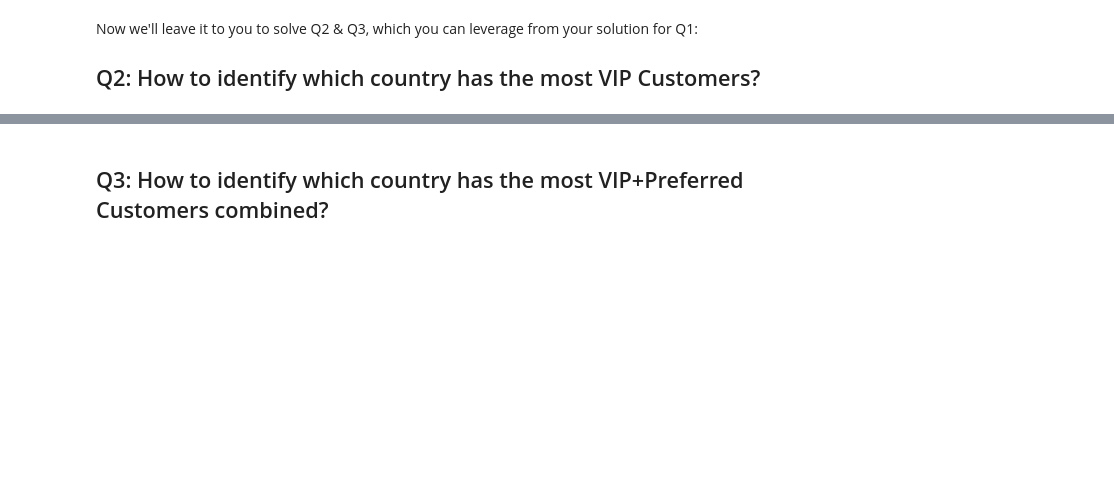
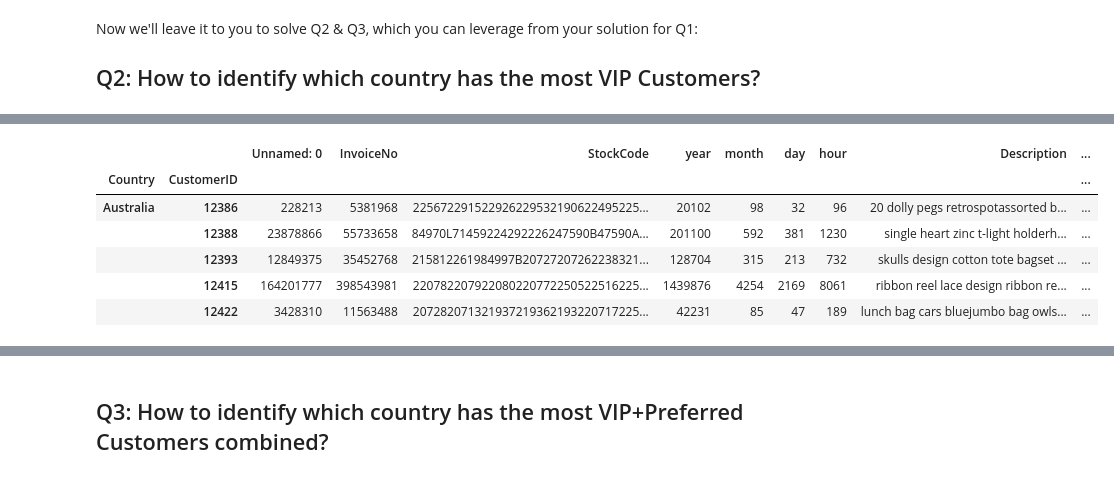
Before and after one commit to Ironhack-Data-Madrid-Octubre-2023/2.3-lab_df_calculation_and_transformation, a Jupyter notebook: your-code/challenge-3.ipynb, the cells around one changed output, grey strips where cells are left out. Saved outputs shown, nothing was run; the diff lists cells and outputs as text; code cells hidden in the pictures; blank space fills up the shorter version.

```diff
--- a/your-code/challenge-3.ipynb
+++ b/your-code/challenge-3.ipynb
@@ -91,0 +143,11 @@ Now we'll leave it to you to solve Q2 & Q3, which you can leverage from your sol
+# %%
+Country['VIP_OR_PREFERRED'] = Country.amount_spent.apply(lambda x: cliente(x,per75,per95))
+Country.head()
+# %% [output]
+|  |  | Unnamed: 0 | InvoiceNo | StockCode | year | month | day | hour | Description | ... |
+| Country | CustomerID |  |  |  |  |  |  |  |  | ... |
+| Australia | 12386 | 228213 | 5381968 | 225672291522926229532190622495225... | 20102 | 98 | 32 | 96 | 20 dolly pegs retrospotassorted b... | ... |
+|  | 12388 | 23878866 | 55733658 | 84970L71459224292226247590B47590A... | 201100 | 592 | 381 | 1230 | single heart zinc t-light holderh... | ... |
+|  | 12393 | 12849375 | 35452768 | 215812261984997B20727207262238321... | 128704 | 315 | 213 | 732 | skulls design cotton tote bagset ... | ... |
+|  | 12415 | 164201777 | 398543981 | 220782207922080220772250522516225... | 1439876 | 4254 | 2169 | 8061 | ribbon reel lace design ribbon re... | ... |
+|  | 12422 | 3428310 | 11563488 | 207282071321937219362193220717225... | 42231 | 85 | 47 | 189 | lunch bag cars bluejumbo bag owls... | ... |
```
Also changed, not shown: parts of 16 cells of this notebook, 1 other file.
